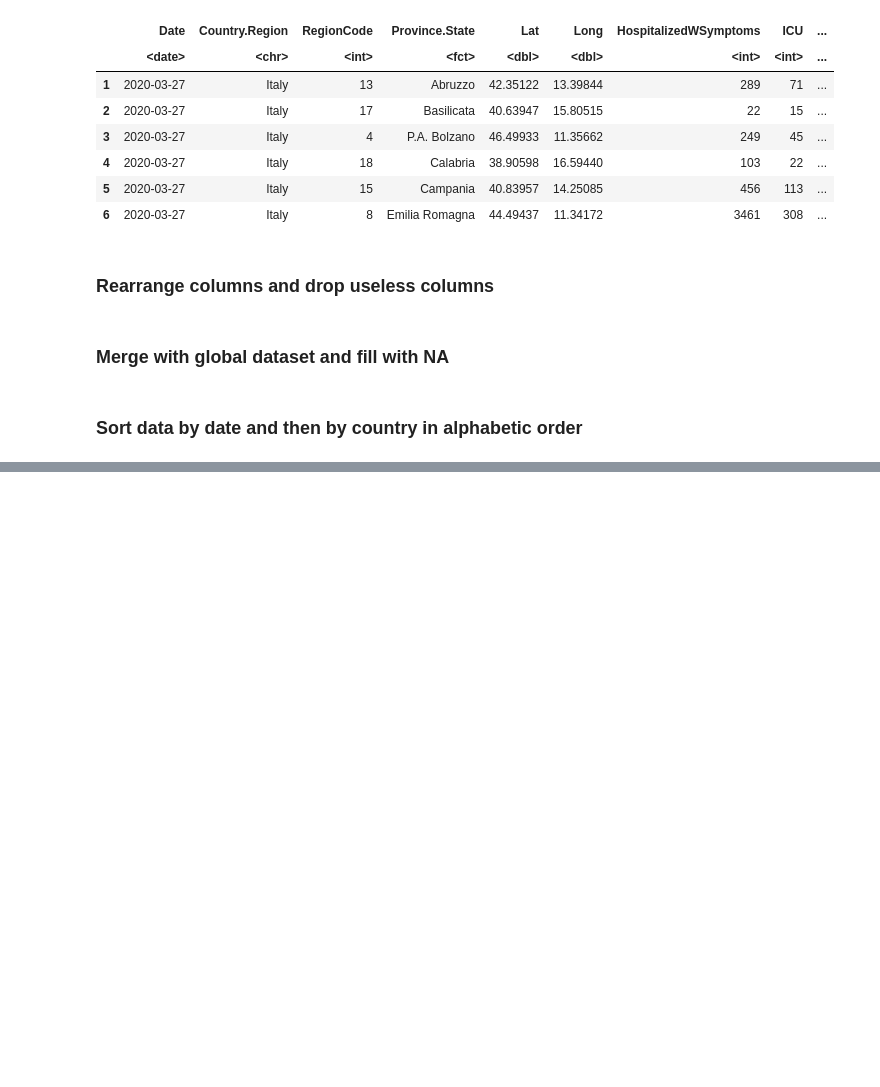
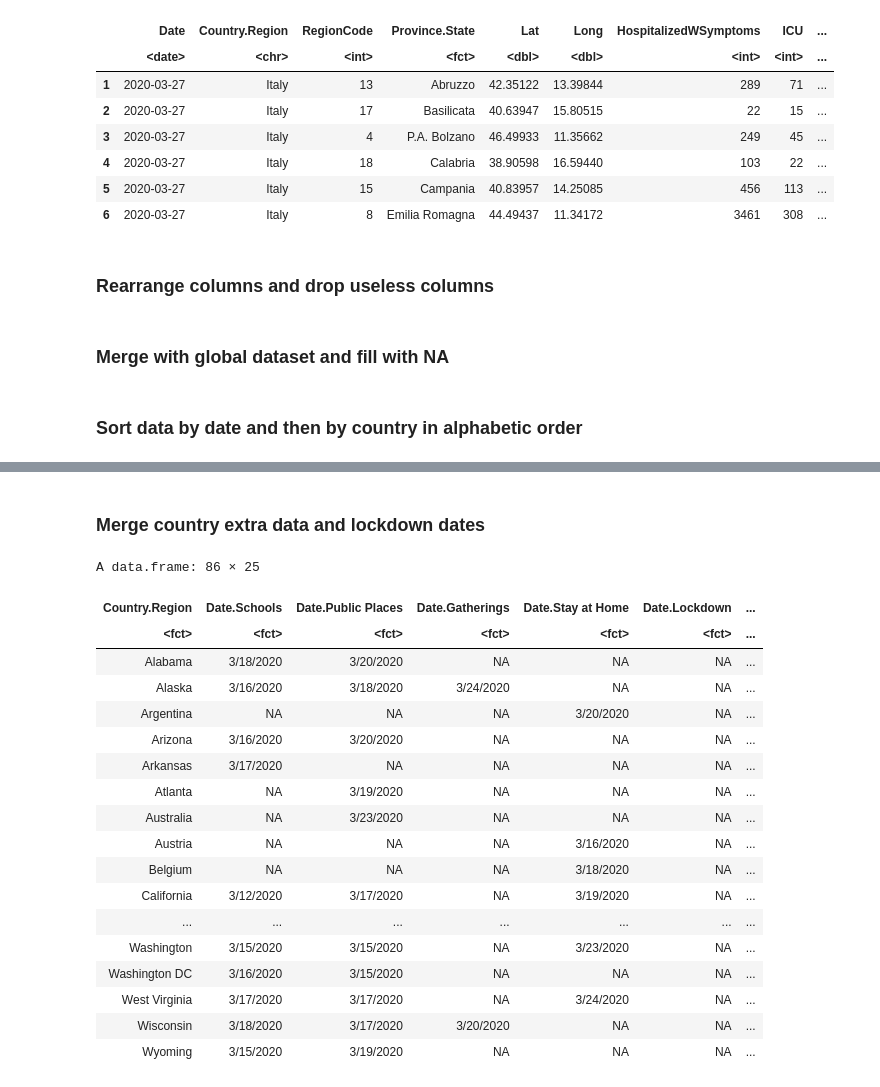
Before and after one commit to TheoVerhelst/ulb-mlg-time-series-impact, a Jupyter notebook: PreprocessData.ipynb, the cells around one changed output, grey strips where cells are left out. Saved outputs shown, nothing was run; the diff lists cells and outputs as text; code cells hidden in the pictures; blank space fills up the shorter version.

```diff
--- a/PreprocessData.ipynb
+++ b/PreprocessData.ipynb
@@ -184,0 +218,3 @@ saveRDS(output.df,"COVID19_Global_Italy.Rdata",version = 2)
+# %%
+restrictions.df <- read.csv("data/Kaggle_CountryInfo/restrictions.csv")
+countryinfo.df <- read.csv("data/Kaggle_CountryInfo/covid19countryinfo.csv")
@@ -184,0 +253,3 @@ saveRDS(output.df,"COVID19_Global_Italy.Rdata",version = 2)
+# %%
+countryinfo.df[c("quarantine", "schools", "restrictions")] <- NULL
+restrictions.df[c("Mandatory", "Notes", "Limit")] <- NULL
@@ -184,0 +259,2 @@ saveRDS(output.df,"COVID19_Global_Italy.Rdata",version = 2)
+# %%
+restrictions_wide.df <- reshape(restrictions.df, idvar = c("Country.Region"), timevar = "Type", direction = "wide")
@@ -184,0 +264,24 @@ saveRDS(output.df,"COVID19_Global_Italy.Rdata",version = 2)
+# %% [markdown]
+### Merge country extra data and lockdown dates
+# %%
+country_info_output.df <- merge(restrictions_wide.df, countryinfo.df, by=c("Country.Region"))
+# %% [output]
+A data.frame: 86 × 25
+| Country.Region | Date.Schools | Date.Public Places | Date.Gatherings | Date.Stay at Home | Date.Lockdown | ... |
+| <fct> | <fct> | <fct> | <fct> | <fct> | <fct> | ... |
+| Alabama | 3/18/2020 | 3/20/2020 | NA | NA | NA | ... |
+| Alaska | 3/16/2020 | 3/18/2020 | 3/24/2020 | NA | NA | ... |
+| Argentina | NA | NA | NA | 3/20/2020 | NA | ... |
+| Arizona | 3/16/2020 | 3/20/2020 | NA | NA | NA | ... |
+| Arkansas | 3/17/2020 | NA | NA | NA | NA | ... |
+| Atlanta | NA | 3/19/2020 | NA | NA | NA | ... |
+| Australia | NA | 3/23/2020 | NA | NA | NA | ... |
+| Austria | NA | NA | NA | 3/16/2020 | NA | ... |
+| Belgium | NA | NA | NA | 3/18/2020 | NA | ... |
+| California | 3/12/2020 | 3/17/2020 | NA | 3/19/2020 | NA | ... |
+| ... | ... | ... | ... | ... | ... | ... |
+| Washington | 3/15/2020 | 3/15/2020 | NA | 3/23/2020 | NA | ... |
+| Washington DC | 3/16/2020 | 3/15/2020 | NA | NA | NA | ... |
+| West Virginia | 3/17/2020 | 3/17/2020 | NA | 3/24/2020 | NA | ... |
+| Wisconsin | 3/18/2020 | 3/17/2020 | 3/20/2020 | NA | NA | ... |
+| Wyoming | 3/15/2020 | 3/19/2020 | NA | NA | NA | ... |
```
Also changed, not shown: parts of 18 cells of this notebook, 2 other files.
